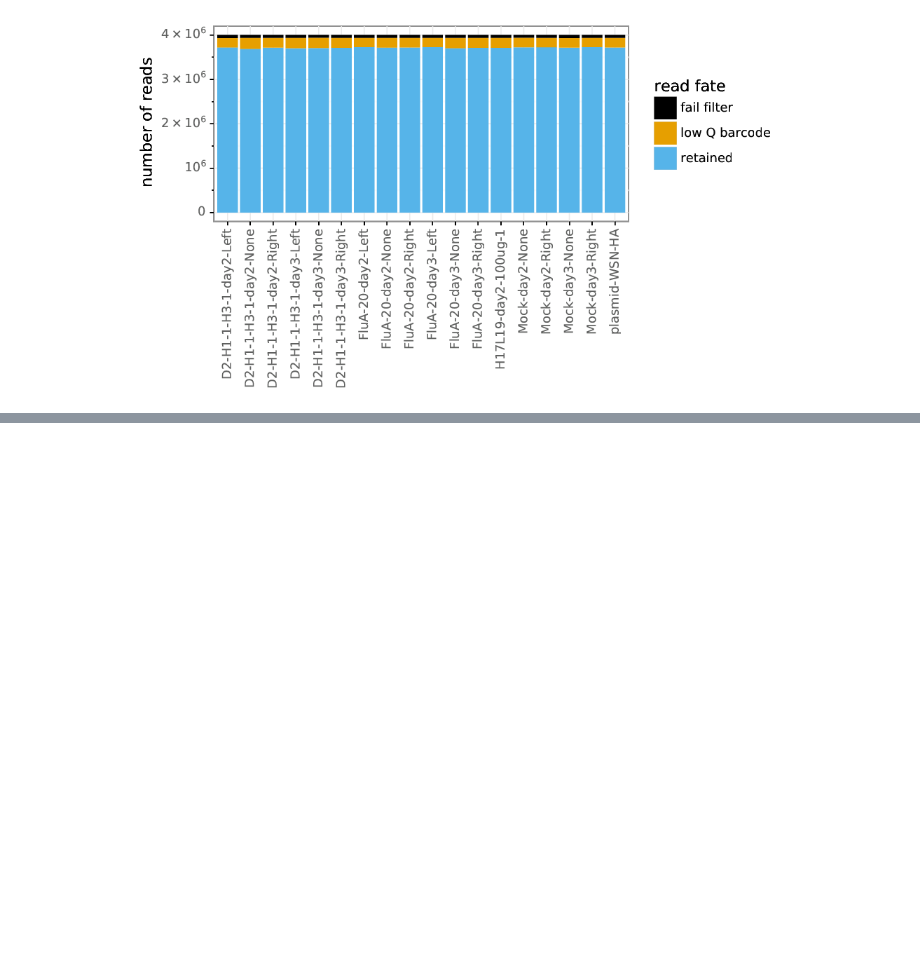
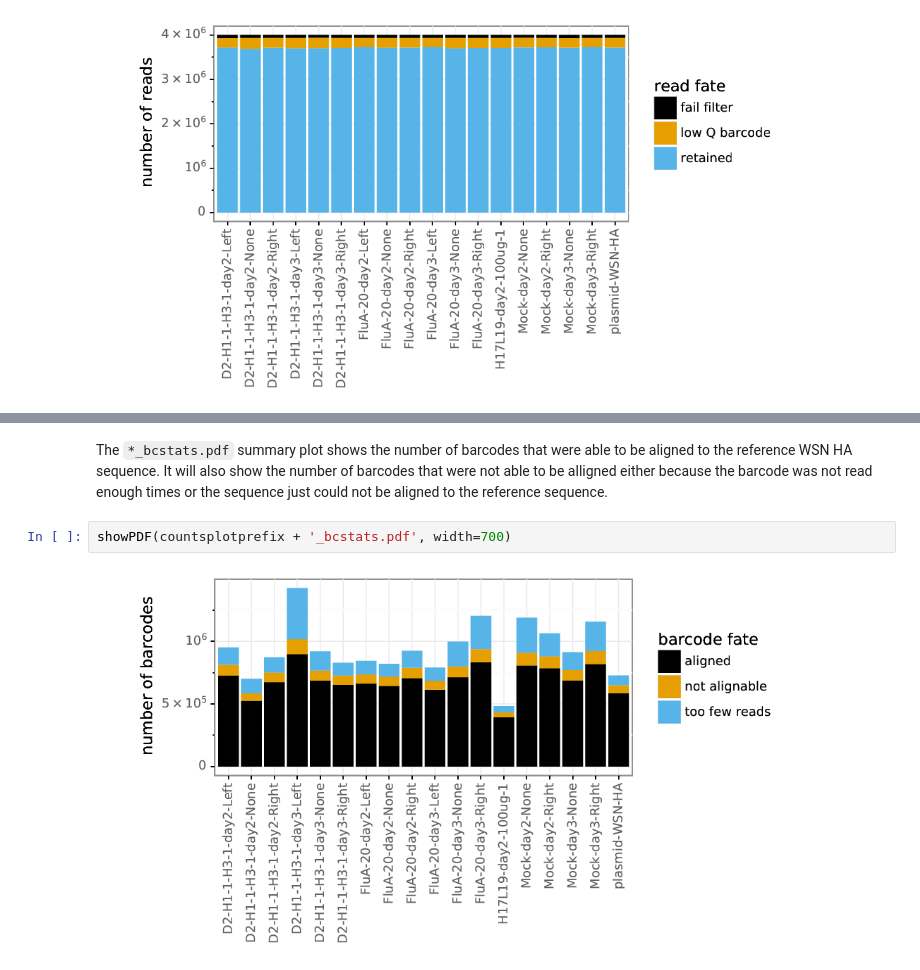
Before and after one commit to jbloomlab/FluA-20_D2_MAP_in_vivo, a Jupyter notebook: FluA-20_D2_MAP_in_vivo/analysis_notebook.ipynb, the cells around one changed output, grey strips where cells are left out. Saved outputs shown, nothing was run; the diff lists cells and outputs as text; blank space fills up the shorter version.

```diff
--- a/FluA-20_D2_MAP_in_vivo/analysis_notebook.ipynb
+++ b/FluA-20_D2_MAP_in_vivo/analysis_notebook.ipynb
@@ -141,0 +152,6 @@ showPDF(countsplotprefix + '_readstats.pdf', width=700)
+# %% [markdown]
+The `*_bcstats.pdf` summary plot shows the number of barcodes that were able to be aligned to the reference WSN HA sequence. It will also show the number of barcodes that were not able to be alligned either because the barcode was not read enough times or the sequence just could not be aligned to the reference sequence.
+# %%
+showPDF(countsplotprefix + '_bcstats.pdf', width=700)
+# %% [output]
+[figure, added]
```
Also changed, not shown: parts of 29 cells of this notebook.
